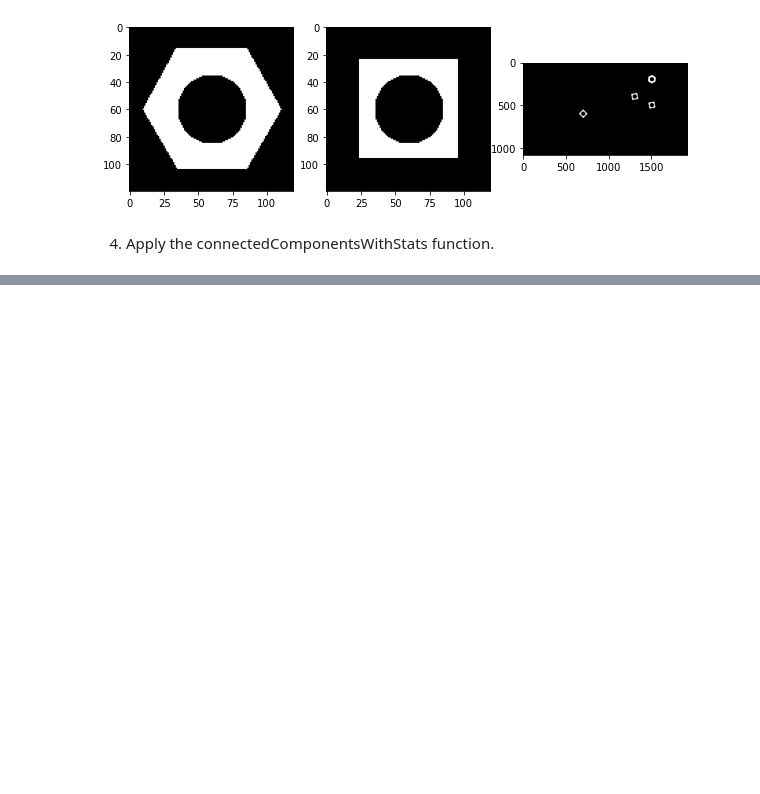
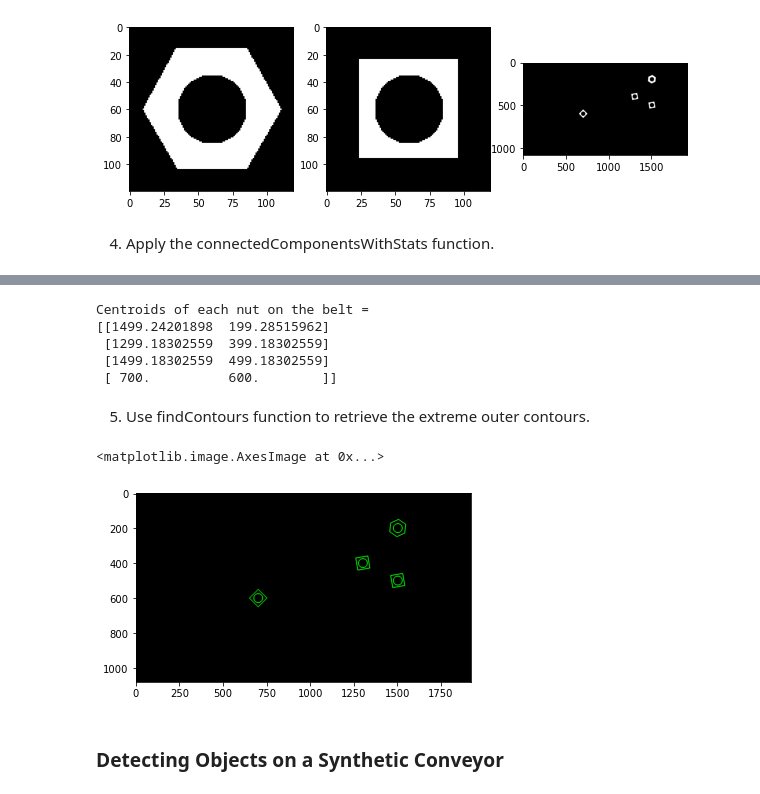
Before and after one commit to chathuni1999/EN2550, a Jupyter notebook: Assignments/Assignment 3/190696U_Assignment3.ipynb, the cells around one changed output, grey strips where cells are left out. Drawn from its saved outputs; the diff is of its cells as text; code cells hidden in the pictures; blank space fills up the shorter version.

Commit message:
Detecting connected components, contour analysis

```diff
--- a/Assignments/Assignment 3/190696U_Assignment3.ipynb
+++ b/Assignments/Assignment 3/190696U_Assignment3.ipynb
@@ -75,0 +114,25 @@ plt.show()
+# %%
+print("Centroids of each nut on the belt =")
+print(centroids_b[1:]) # leaving out the first centriod which is the background
+# %% [output]
+Centroids of each nut on the belt =
+[[1499.24201898  199.28515962]
+ [1299.18302559  399.18302559]
+ [1499.18302559  499.18302559]
+ [ 700.          600.        ]]
+# %% [markdown]
+5. Use findContours function to retrieve the extreme outer contours.
+# %%
+contours_h, hierarchy_h = cv.findContours(closing_hexnut, cv.RETR_TREE, cv.CHAIN_APPROX_SIMPLE)
+contours_s, hierarchy_s = cv.findContours(closing_squarenut, cv.RETR_TREE, cv.CHAIN_APPROX_SIMPLE)
+contours_b, hierarchy_b = cv.findContours(closing_belt, cv.RETR_TREE, cv.CHAIN_APPROX_SIMPLE)
+
+# Visualizing contours
+im_contours_belt = np.zeros((belt_gray.shape[0],belt_gray.shape[1],3), np.uint8)
+conts = cv.drawContours(im_contours_belt, contours_b, -1, (0,255,0), 3).astype('uint8')
+plt.imshow(conts)
+# %% [output]
+<matplotlib.image.AxesImage at 0x...>
+[figure, added]
+# %% [markdown]
+### Detecting Objects on a Synthetic Conveyor
```
Also changed, not shown: parts of 3 cells of this notebook.
